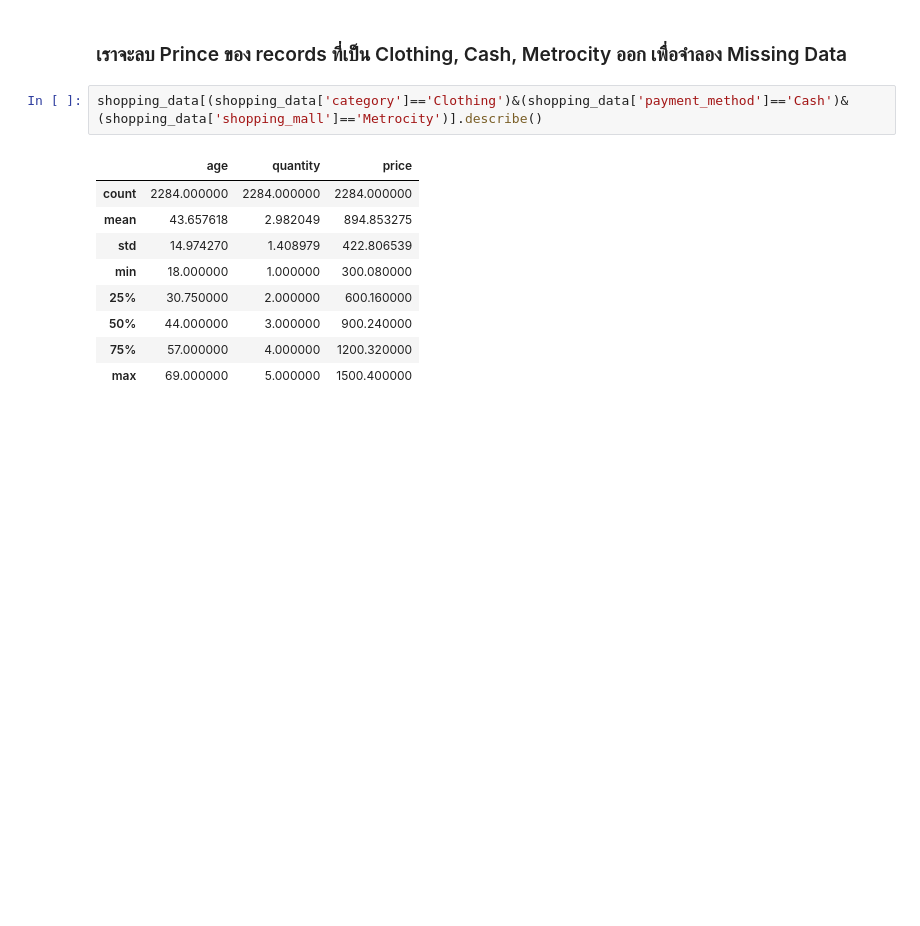
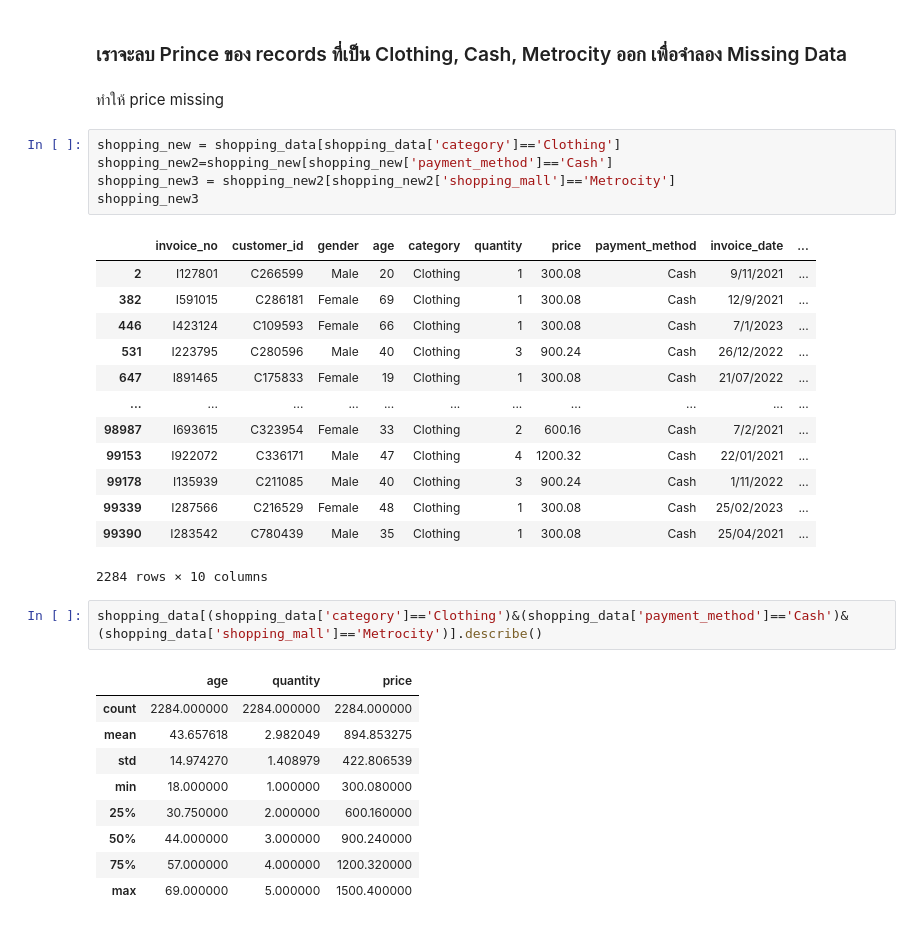
Before and after one commit to Thitiphorn267-3/BSC_DPDM23, a Jupyter notebook: Data_Preprocessing.ipynb, the cells around one changed output. Cells and saved outputs as stored; diff of their text form; blank space fills up the shorter version.

```diff
--- a/Data_Preprocessing.ipynb
+++ b/Data_Preprocessing.ipynb
@@ -44,5 +59,26 @@ dtype: bool
 # %% [markdown]
 ### เราจะลบ Prince ของ records ที่เป็น Clothing, Cash, Metrocity ออก เพื่อจำลอง Missing Data
+# %% [markdown]
+ทำให้ price missing
+# %%
+shopping_new = shopping_data[shopping_data['category']=='Clothing']
+shopping_new2=shopping_new[shopping_new['payment_method']=='Cash']
+shopping_new3 = shopping_new2[shopping_new2['shopping_mall']=='Metrocity']
+shopping_new3
+# %% [output]
+|  | invoice_no | customer_id | gender | age | category | quantity | price | payment_method | invoice_date | ... |
+| 2 | I127801 | C266599 | Male | 20 | Clothing | 1 | 300.08 | Cash | 9/11/2021 | ... |
+| 382 | I591015 | C286181 | Female | 69 | Clothing | 1 | 300.08 | Cash | 12/9/2021 | ... |
+| 446 | I423124 | C109593 | Female | 66 | Clothing | 1 | 300.08 | Cash | 7/1/2023 | ... |
+| 531 | I223795 | C280596 | Male | 40 | Clothing | 3 | 900.24 | Cash | 26/12/2022 | ... |
+| 647 | I891465 | C175833 | Female | 19 | Clothing | 1 | 300.08 | Cash | 21/07/2022 | ... |
+| ... | ... | ... | ... | ... | ... | ... | ... | ... | ... | ... |
+| 98987 | I693615 | C323954 | Female | 33 | Clothing | 2 | 600.16 | Cash | 7/2/2021 | ... |
+| 99153 | I922072 | C336171 | Male | 47 | Clothing | 4 | 1200.32 | Cash | 22/01/2021 | ... |
+| 99178 | I135939 | C211085 | Male | 40 | Clothing | 3 | 900.24 | Cash | 1/11/2022 | ... |
+| 99339 | I287566 | C216529 | Female | 48 | Clothing | 1 | 300.08 | Cash | 25/02/2023 | ... |
+| 99390 | I283542 | C780439 | Male | 35 | Clothing | 1 | 300.08 | Cash | 25/04/2021 | ... |
+2284 rows × 10 columns
 # %%
 shopping_data[(shopping_data['category']=='Clothing')&(shopping_data['payment_method']=='Cash')&(shopping_data['shopping_mall']=='Metrocity')].describe()
 # %% [output]
```
Also changed, not shown: parts of 70 cells of this notebook.
